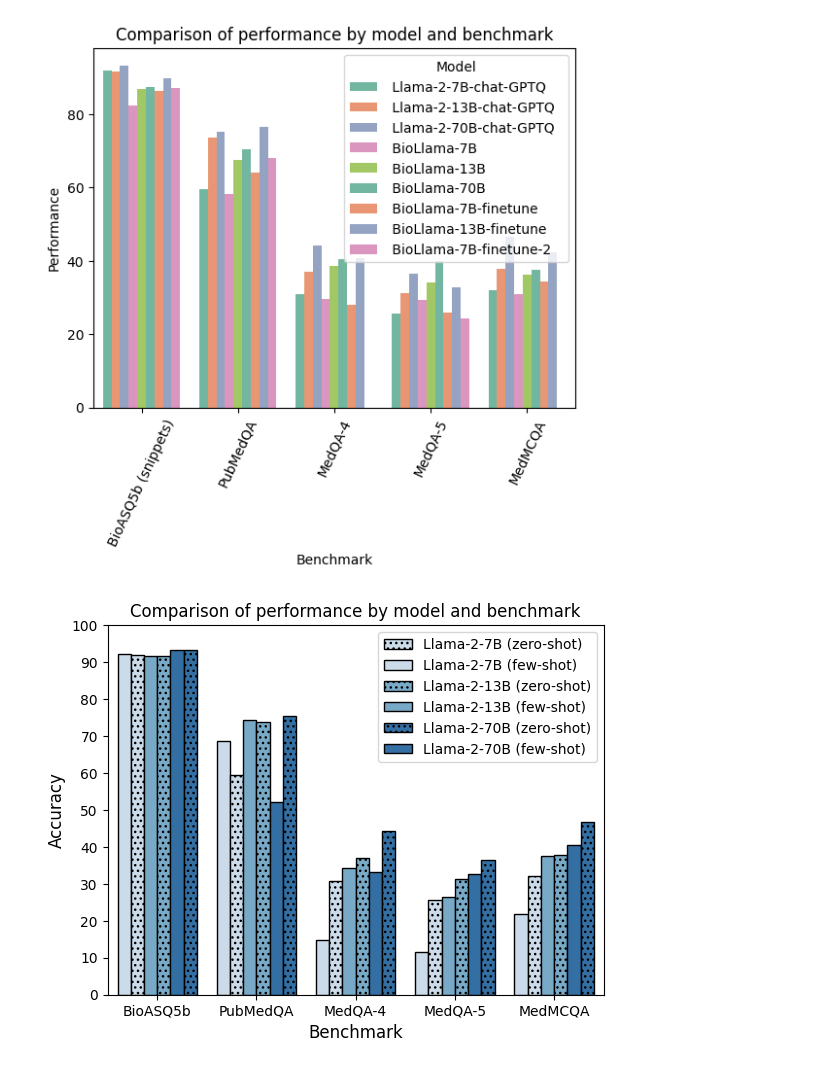
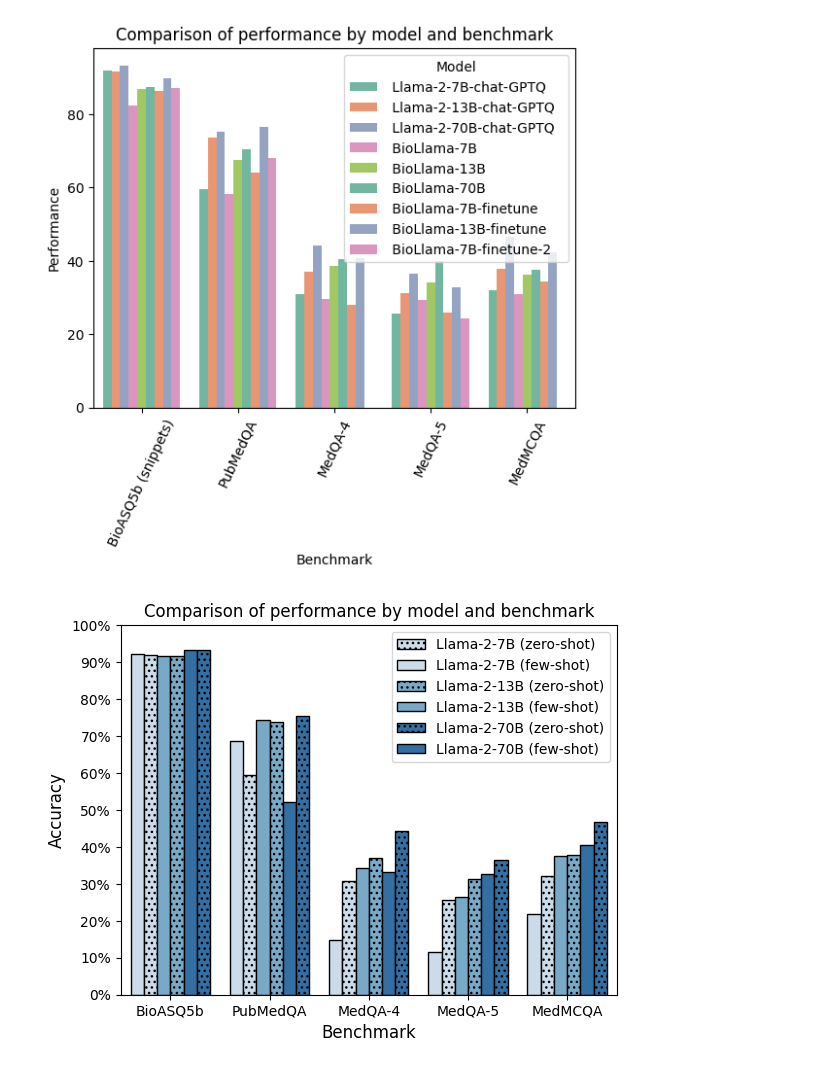
Before and after one commit to Neelectric/BioLlama, a Jupyter notebook: graphs&tables.ipynb, the cells around one changed output. Drawn from its saved outputs; the diff is of its cells as text; code cells hidden in the pictures.

Commit message:
Graphing output

```diff
--- a/graphs&tables.ipynb
+++ b/graphs&tables.ipynb
@@ -492,31 +492,33 @@ for i, thisbar in enumerate(plt.gca().patches):
     elif hatcher == 5 and set_hatch == False:
         hatcher = 0
         set_hatch = True
     hatcher += 1
     if set_hatch:
         thisbar.set_hatch(hatches[0])
     else:
         thisbar.set_hatch(hatches[1])
     thisbar.set_edgecolor('black')
     # print(i, set_hatch, thisbar)
 
 handles, labels = plt.gca().get_legend_handles_labels()
 new_handles = []
 for i, handle in enumerate(handles):
     if i %2:
         handle.set_hatch(hatches[1])
     else:
         handle.set_hatch(hatches[0])
     new_handles.append(handle)
 plt.gca().get_legend().remove()
 plt.legend(new_handles, labels, loc='upper right')
 # increase y label tick frequency
 plt.yticks(np.arange(0, 101, 10))
+# add "%" to the y ticks
+plt.gca().set_yticklabels(['{:.0f}%'.format(x) for x in plt.gca().get_yticks()])
 plt.xticks(rotation=0)
 plt.title("Comparison of performance by model and benchmark")
 plt.xlabel("Benchmark", fontsize=12)
 plt.ylabel("Accuracy", fontsize=12)
 # Show the chart
 plt.show()
 # %% [output]
-[figure, old version]
+[figure, new version]
```
Also changed, not shown: parts of 2 cells of this notebook, 6 other files.
